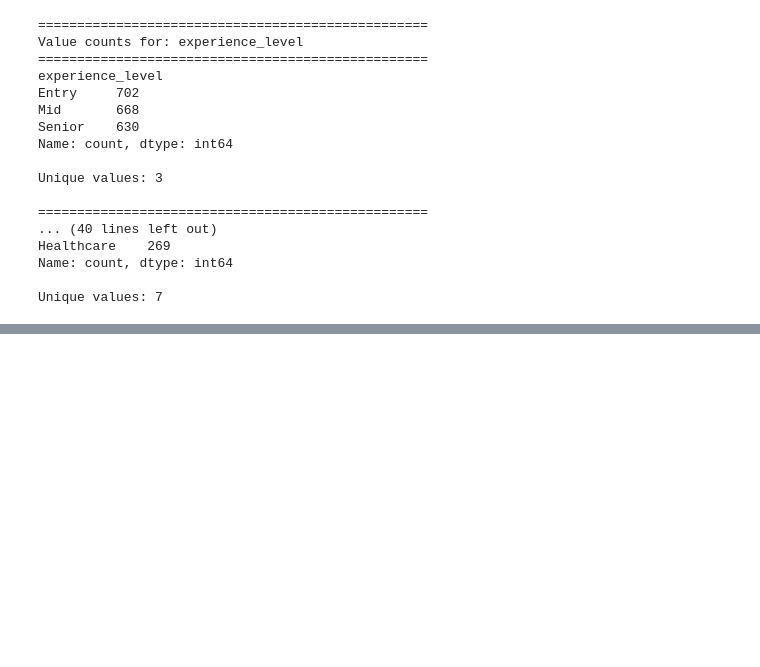
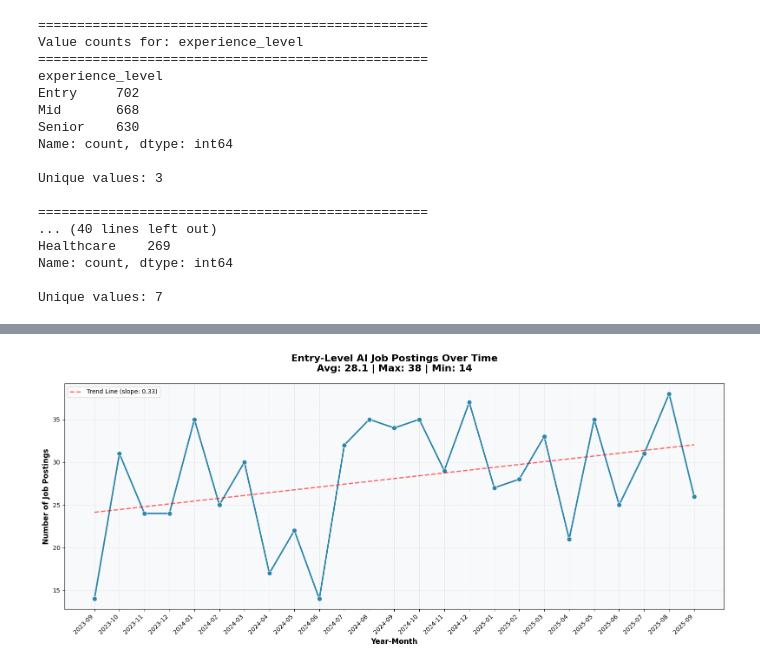
Before and after one commit to DiegoPatterson/Predicting-Emerging-Entry-Level-Jobs-in-the-AI-Market, a Jupyter notebook: project_folder/job_market_prediction.ipynb, the cells around one changed output, grey strips where cells are left out. Saved outputs shown, nothing was run; the diff lists cells and outputs as text; code cells hidden in the pictures; blank space fills up the shorter version.

```diff
--- a/project_folder/job_market_prediction.ipynb
+++ b/project_folder/job_market_prediction.ipynb
@@ -85,0 +110,5 @@ Unique values: 7
+# %%
+## Handle missing values ##
+df = df.dropna()
+print("\nData after handling missing values:")
+print(df.info())
@@ -85,0 +163,15 @@ Unique values: 7
+# %%
+## Create your target variable ##
+df['is_entry_level'] = (df['experience_level'].astype(str).str.strip().str.lower() == 'entry').astype(int)
+
+entry_level_df = (
+	df[df['is_entry_level'] == 1]
+	.groupby(['posted_year', 'posted_month'])
+	.size()
+	.reset_index(name='job_count')
+)
+
+entry_level_df = entry_level_df.sort_values(['posted_year', 'posted_month']).reset_index(drop=True)
+entry_level_df['Time_Index'] = entry_level_df.index
+
+print(entry_level_df.head())
@@ -85,0 +185,65 @@ Unique values: 7
+# %%
+## Visualize the job trend over time ##
+## - Plot job counts to see if there's growth, seasonality, or patterns
+## - This helps you understand what you're trying to predict
+
+# Create a proper date label combining year and month
+entry_level_df['Year_Month'] = entry_level_df['posted_year'].astype(str) + '-' + entry_level_df['posted_month'].astype(str).str.zfill(2)
+
+plt.figure(figsize=(16, 7))
+
+# Create the line plot with enhanced styling
+sns.lineplot(data=entry_level_df, x='Time_Index', y='job_count',
+             marker='o', markersize=8, linewidth=2.5, color='#2E86AB')
+
+# Add labels and title with statistics
+avg_jobs = entry_level_df['job_count'].mean()
+max_jobs = entry_level_df['job_count'].max()
+min_jobs = entry_level_df['job_count'].min()
+
+plt.title(f'Entry-Level AI Job Postings Over Time\nAvg: {avg_jobs:.1f} | Max: {max_jobs} | Min: {min_jobs}',
+          fontsize=16, fontweight='bold', pad=20)
+plt.xlabel('Year-Month', fontsize=12, fontweight='bold')
+plt.ylabel('Number of Job Postings', fontsize=12, fontweight='bold')
+
+# Add grid for better readability
+plt.grid(True, alpha=0.3, linestyle='--', linewidth=0.7)
+
+# Replace x-axis tick labels with actual year-month
+# Show every nth label to avoid crowding
+n = max(1, len(entry_level_df) // 15)  # Show about 15 labels max
+tick_positions = range(0, len(entry_level_df), n)
+tick_labels = [entry_level_df.iloc[i]['Year_Month'] for i in tick_positions]
+plt.xticks(tick_positions, tick_labels, rotation=45, ha='right', fontsize=10)
+plt.yticks(fontsize=10)
+
+# Add a subtle background color
+ax = plt.gca()
+ax.set_facecolor('#F8F9FA')
+
+# Add a trend line
+z = np.polyfit(entry_level_df['Time_Index'], entry_level_df['job_count'], 1)
+p = np.poly1d(z)
+plt.plot(entry_level_df['Time_Index'], p(entry_level_df['Time_Index']),
+         "r--", alpha=0.6, linewidth=2, label=f'Trend Line (slope: {z[0]:.2f})')
+
+plt.legend(loc='best', fontsize=10)
+plt.tight_layout()
+plt.show()
+
+# Print summary statistics with year-month info
+print(f"\n{'='*50}")
+print("Summary Statistics:")
+print(f"{'='*50}")
+print(f"Average monthly postings: {avg_jobs:.2f}")
+
+max_idx = entry_level_df[entry_level_df['job_count']==max_jobs].index[0]
+min_idx = entry_level_df[entry_level_df['job_count']==min_jobs].index[0]
+
+print(f"Maximum postings: {max_jobs} ({entry_level_df.iloc[max_idx]['Year_Month']})")
+print(f"Minimum postings: {min_jobs} ({entry_level_df.iloc[min_idx]['Year_Month']})")
+print(f"Trend: {'Increasing' if z[0] > 0 else 'Decreasing'} ({z[0]:.2f} jobs/month)")
+print(f"Time period: {entry_level_df.iloc[0]['Year_Month']} to {entry_level_df.iloc[-1]['Year_Month']}")
+print(f"Total months analyzed: {len(entry_level_df)}")
+# %% [output]
+[figure, added]
```
Also changed, not shown: parts of 41 cells of this notebook.
